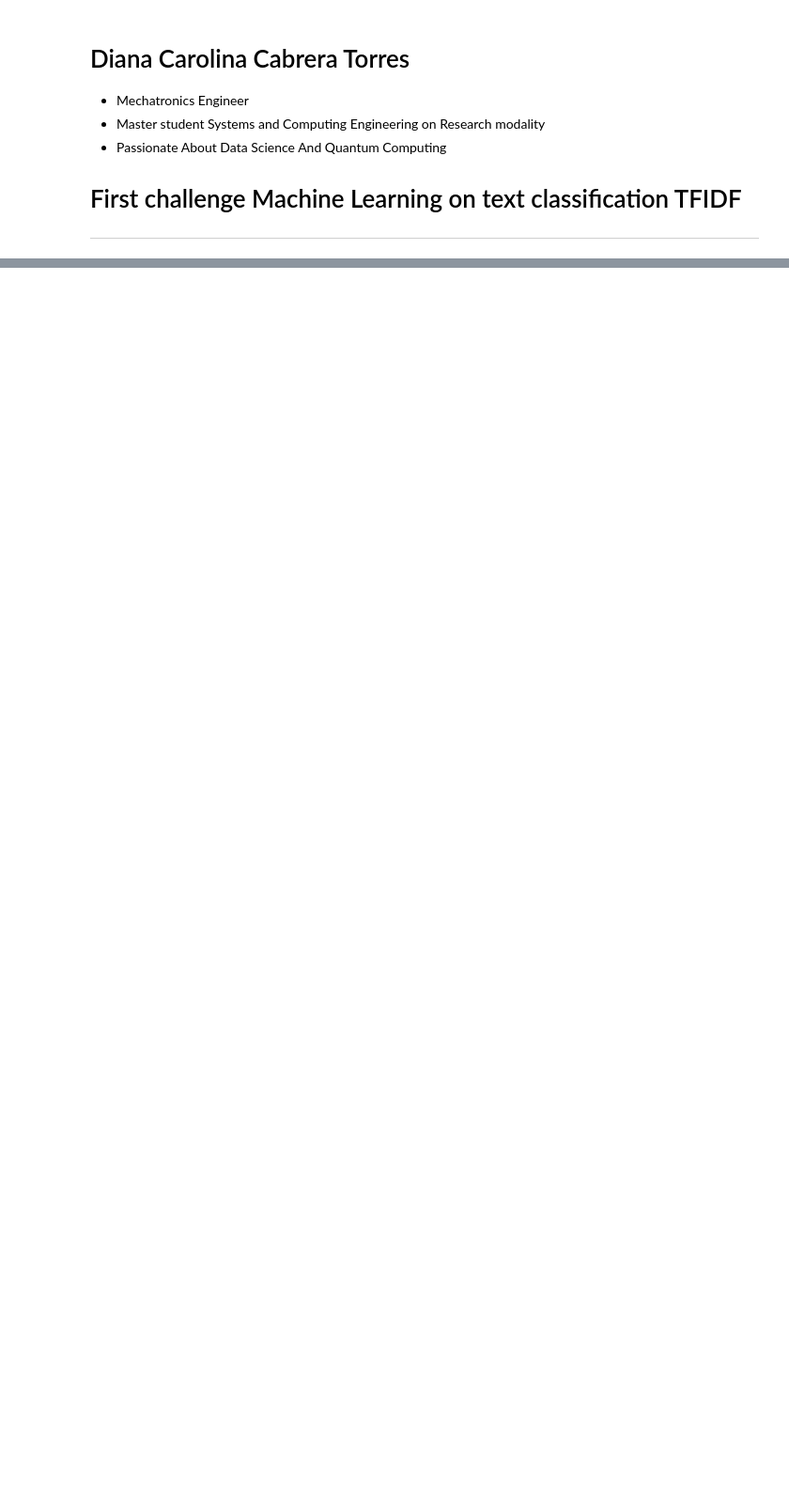
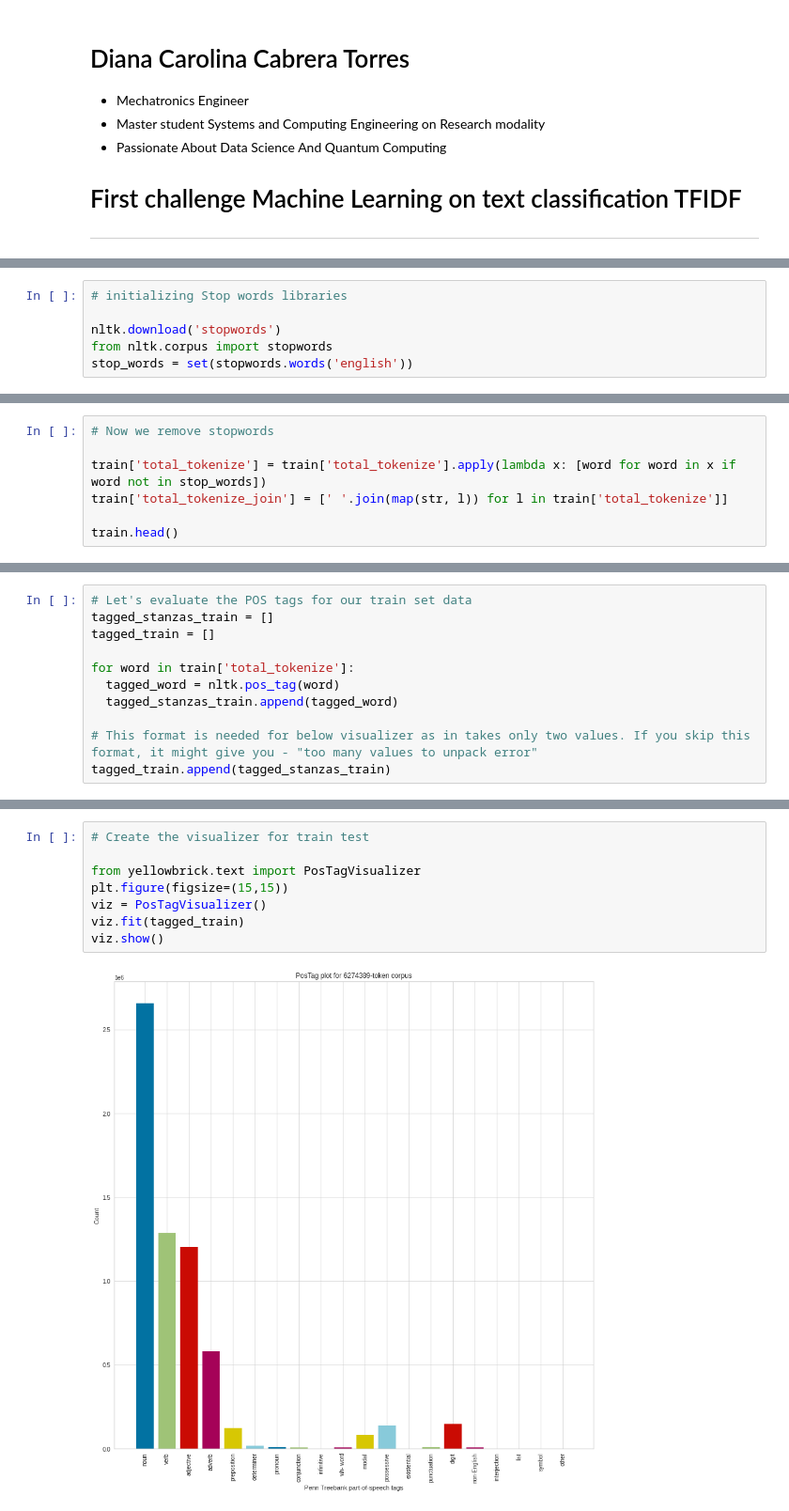
Before and after one commit to DianaCarolinaCabrera/Demi, a Jupyter notebook: Text_classification_IMDB_TFIDF.ipynb, the cells around one changed output, grey strips where cells are left out. Shown at 94% size. Drawn from its saved outputs; the diff is of its cells as text; blank space fills up the shorter version.

```diff
--- a/Text_classification_IMDB_TFIDF.ipynb
+++ b/Text_classification_IMDB_TFIDF.ipynb
@@ -27,0 +176,6 @@ Combining these two we come up with the TF-IDF score (w) for a word in a documen
+# %%
+# initializing Stop words libraries
+
+nltk.download('stopwords')
+from nltk.corpus import stopwords
+stop_words = set(stopwords.words('english'))
@@ -27,0 +239,7 @@ Combining these two we come up with the TF-IDF score (w) for a word in a documen
+# %%
+# Now we remove stopwords
+
+train['total_tokenize'] = train['total_tokenize'].apply(lambda x: [word for word in x if word not in stop_words])
+train['total_tokenize_join'] = [' '.join(map(str, l)) for l in train['total_tokenize']]
+
+train.head()
@@ -27,0 +253,11 @@ Combining these two we come up with the TF-IDF score (w) for a word in a documen
+# %%
+# Let's evaluate the POS tags for our train set data
+tagged_stanzas_train = []
+tagged_train = []
+
+for word in train['total_tokenize']:
+  tagged_word = nltk.pos_tag(word)
+  tagged_stanzas_train.append(tagged_word)
+
+# This format is needed for below visualizer as in takes only two values. If you skip this format, it might give you - "too many values to unpack error"
+tagged_train.append(tagged_stanzas_train)
@@ -27,0 +289,10 @@ Combining these two we come up with the TF-IDF score (w) for a word in a documen
+# %%
+# Create the visualizer for train test
+
+from yellowbrick.text import PosTagVisualizer
+plt.figure(figsize=(15,15))
+viz = PosTagVisualizer()
+viz.fit(tagged_train)
+viz.show()
+# %% [output]
+[figure, added]
```
Also changed, not shown: parts of 71 cells of this notebook.
